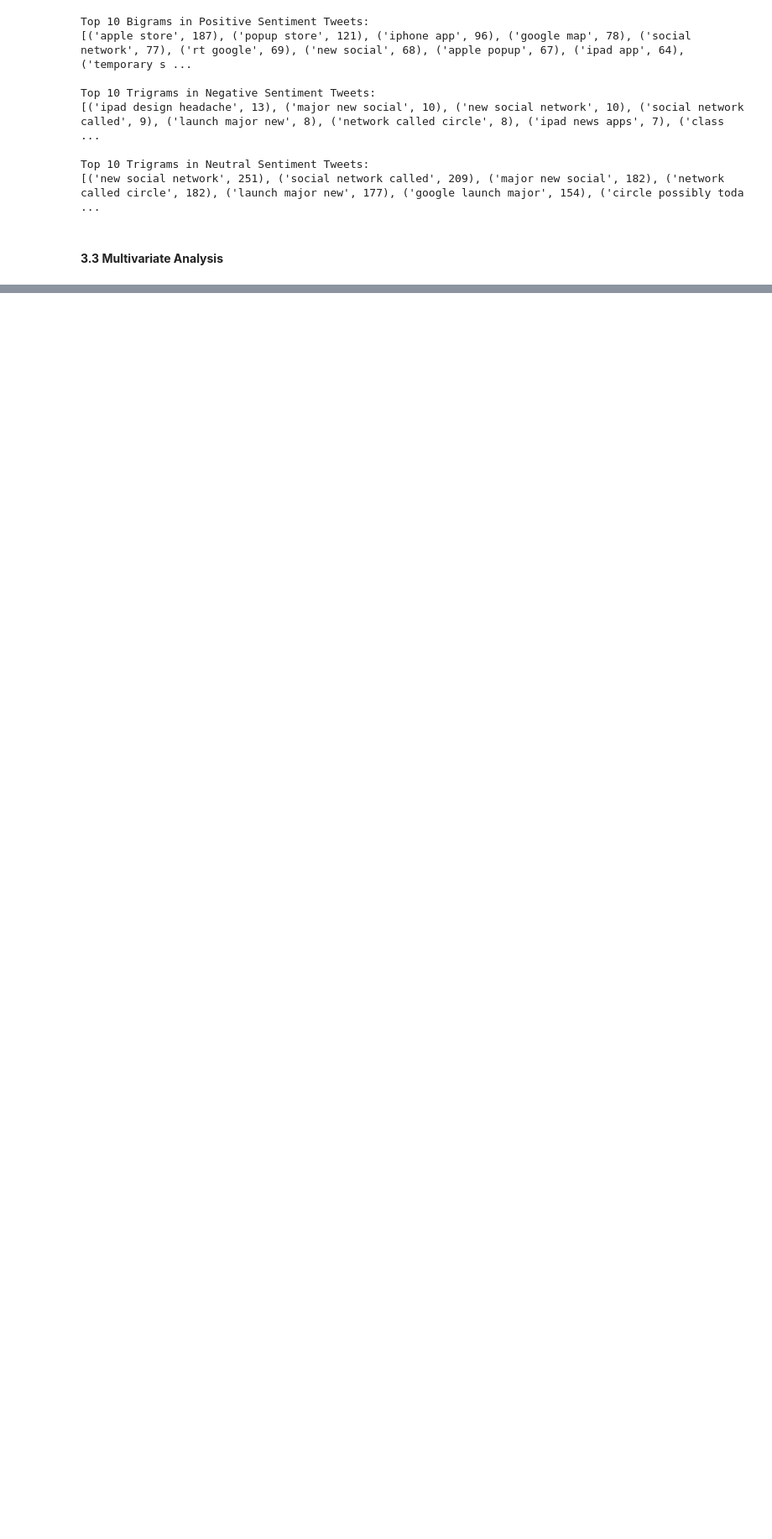
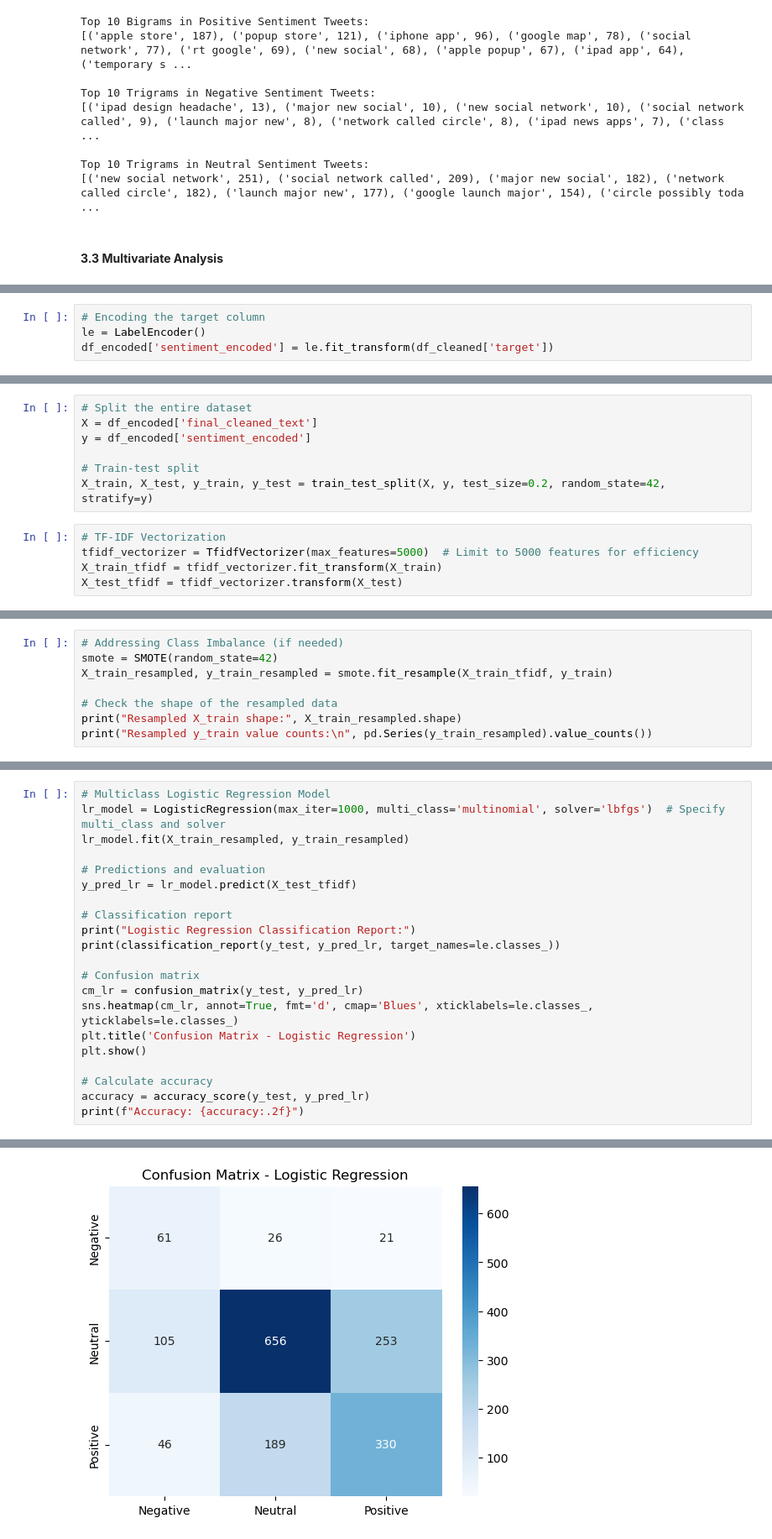
Before and after one commit to George-Chira/twitter-sentiment-analysis, a Jupyter notebook: notebooks/Maya.ipynb, the cells around one changed output, grey strips where cells are left out. Shown at 84% size. Cells and saved outputs as stored; diff of their text form; blank space fills up the shorter version.

```diff
--- a/notebooks/Maya.ipynb
+++ b/notebooks/Maya.ipynb
@@ -677,0 +691,4 @@ plt.show()
+# %%
+# Encoding the target column
+le = LabelEncoder()
+df_encoded['sentiment_encoded'] = le.fit_transform(df_cleaned['target'])
@@ -677,0 +825,12 @@ plt.show()
+# %%
+# Split the entire dataset
+X = df_encoded['final_cleaned_text']
+y = df_encoded['sentiment_encoded']
+
+# Train-test split
+X_train, X_test, y_train, y_test = train_test_split(X, y, test_size=0.2, random_state=42, stratify=y)
+# %%
+# TF-IDF Vectorization
+tfidf_vectorizer = TfidfVectorizer(max_features=5000)  # Limit to 5000 features for efficiency
+X_train_tfidf = tfidf_vectorizer.fit_transform(X_train)
+X_test_tfidf = tfidf_vectorizer.transform(X_test)
@@ -677,0 +840,8 @@ plt.show()
+# %%
+# Addressing Class Imbalance (if needed)
+smote = SMOTE(random_state=42)
+X_train_resampled, y_train_resampled = smote.fit_resample(X_train_tfidf, y_train)
+
+# Check the shape of the resampled data
+print("Resampled X_train shape:", X_train_resampled.shape)
+print("Resampled y_train value counts:\n", pd.Series(y_train_resampled).value_counts())
@@ -677,0 +856,22 @@ plt.show()
+# %%
+# Multiclass Logistic Regression Model
+lr_model = LogisticRegression(max_iter=1000, multi_class='multinomial', solver='lbfgs')  # Specify multi_class and solver
+lr_model.fit(X_train_resampled, y_train_resampled)
+
+# Predictions and evaluation
+y_pred_lr = lr_model.predict(X_test_tfidf)
+
+# Classification report
+print("Logistic Regression Classification Report:")
+print(classification_report(y_test, y_pred_lr, target_names=le.classes_))
+
+# Confusion matrix
+cm_lr = confusion_matrix(y_test, y_pred_lr)
+sns.heatmap(cm_lr, annot=True, fmt='d', cmap='Blues', xticklabels=le.classes_, yticklabels=le.classes_)
+plt.title('Confusion Matrix - Logistic Regression')
+plt.show()
+
+# Calculate accuracy
+accuracy = accuracy_score(y_test, y_pred_lr)
+print(f"Accuracy: {accuracy:.2f}")
+# %% [output]
@@ -677,0 +888 @@ plt.show()
+[figure, added]
```
Also changed, not shown: parts of 27 cells of this notebook.
